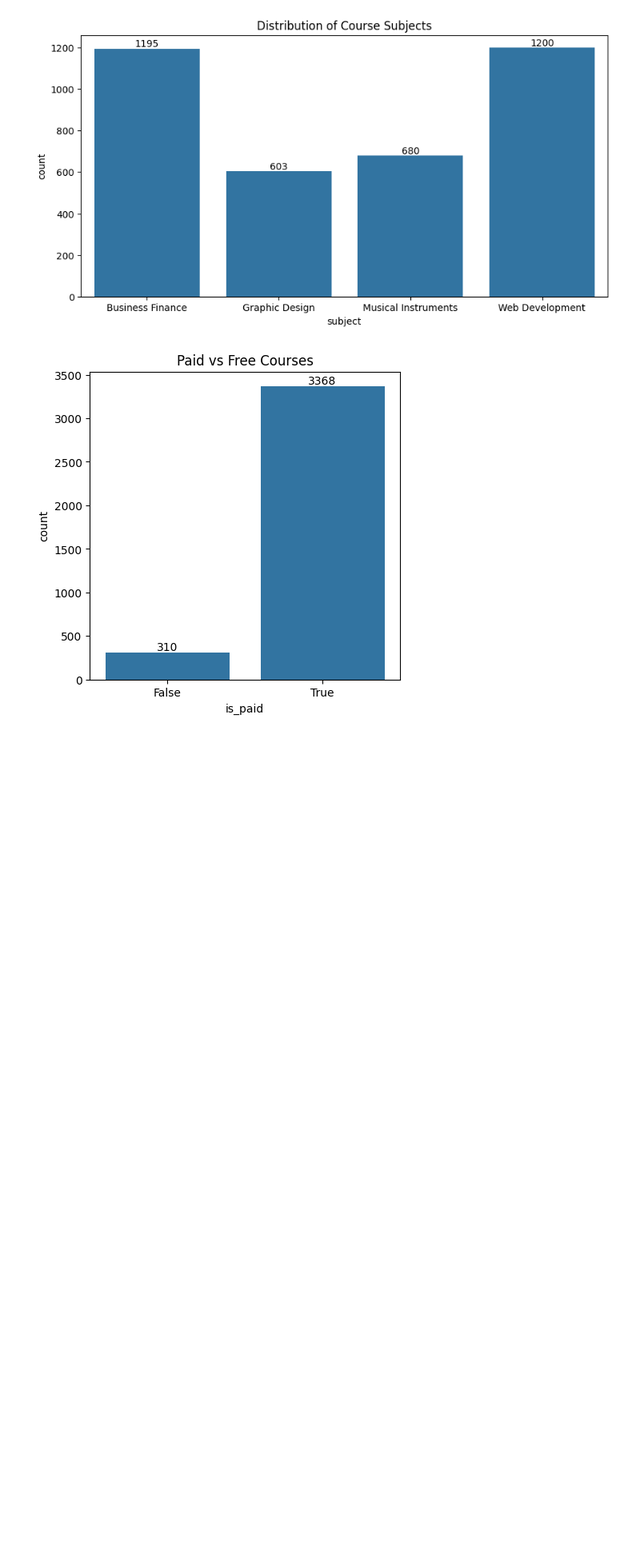
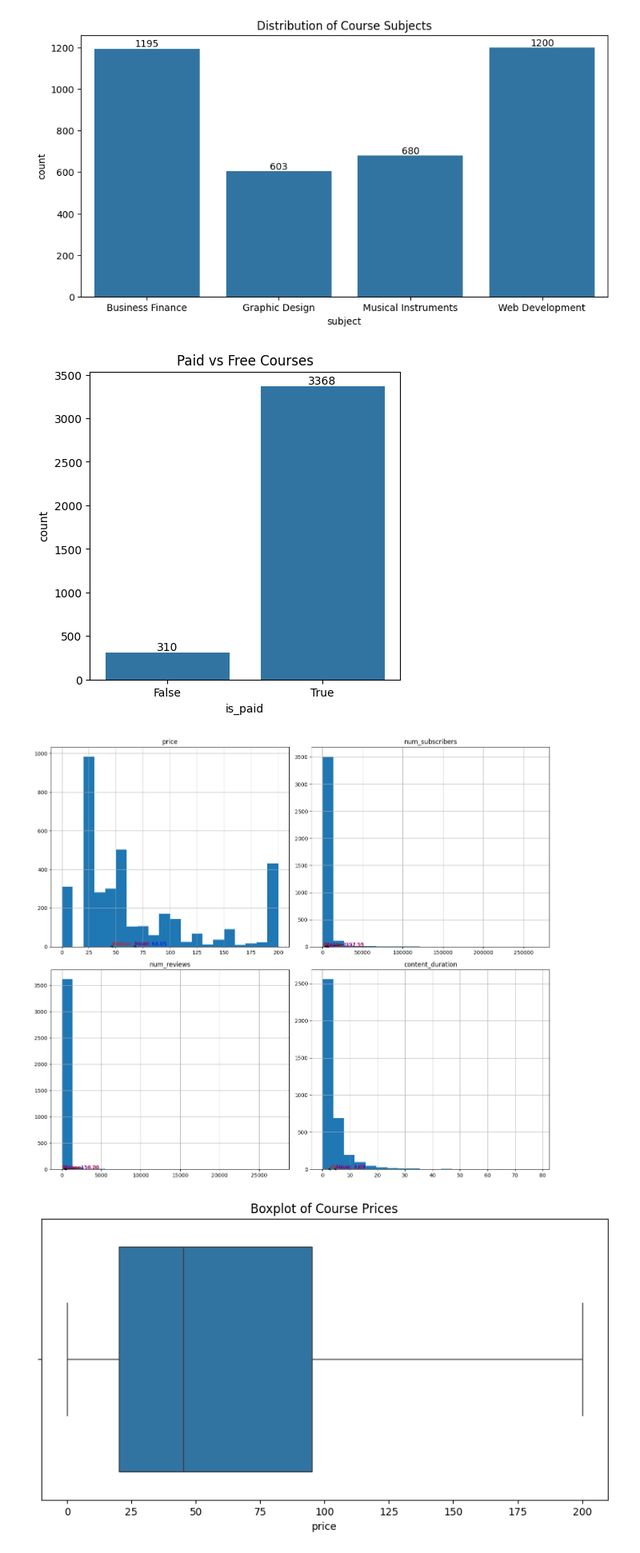
Before and after one commit to BamBamOguns/udemy_courses, a Jupyter notebook: main.ipynb, the cells around one changed output. Shown at 80% size. Cells and saved outputs as stored; diff of their text form; code cells hidden in the pictures; blank space fills up the shorter version.

Commit message:
Univariate analysis of Numerical variables

```diff
--- a/main.ipynb
+++ b/main.ipynb
@@ -337,3 +337,47 @@ plt.show()
 [figure]
 [figure]
 [figure]
+# %%
+# Define the numeric variables for histograms
+numeric_vars = ['price', 'num_subscribers', 'num_reviews', 'content_duration']
+
+# Visualizing numeric variable distribution using histograms
+axes = udemy_data[numeric_vars].hist(bins = 20, figsize = (14, 12))
+
+# Annotate each histogram
+for ax, var in zip(axes.flatten(), numeric_vars):
+    # Calculate mean and median
+    mean = udemy_data[var].mean()
+    median = udemy_data[var].median()
+
+    # Annotate mean
+    ax.annotate(f'Mean: {mean:.2f}', xy = (mean, 0),
+                xytext = (mean + 1, 5),
+                arrowprops = dict(facecolor = 'black', arrowstyle = '->'),
+                fontsize = 10, color = 'blue')
+
+     # Annotate median
+    ax.annotate(f'Median: {median:.2f}', xy = (median, 0),
+                xytext = (median + 1, 5),
+                arrowprops = dict(facecolor = 'red', arrowstyle = '->'),
+                fontsize = 10, color = 'red')
+
+plt.tight_layout()
+plt.show()
+
+# Boxplot to check for outliers
+plt.figure(figsize = (10, 5))
+sns.boxplot(data = udemy_data, x = 'price')
+plt.title('Boxplot of Course Prices')
+
+# Annotate the median
+median = udemy_data['price'].median()
+ax.annotate(f'Median: {median:.2f}', xy = (0, median),
+            xytext = (0.1, median + 5),
+            arrowprops = dict(facecolor = 'red', arrowstyle = '->'),
+            fontsize = 10, color = 'red')
+
+plt.show()
+# %% [output]
+[figure, added]
+[figure, added]
```
